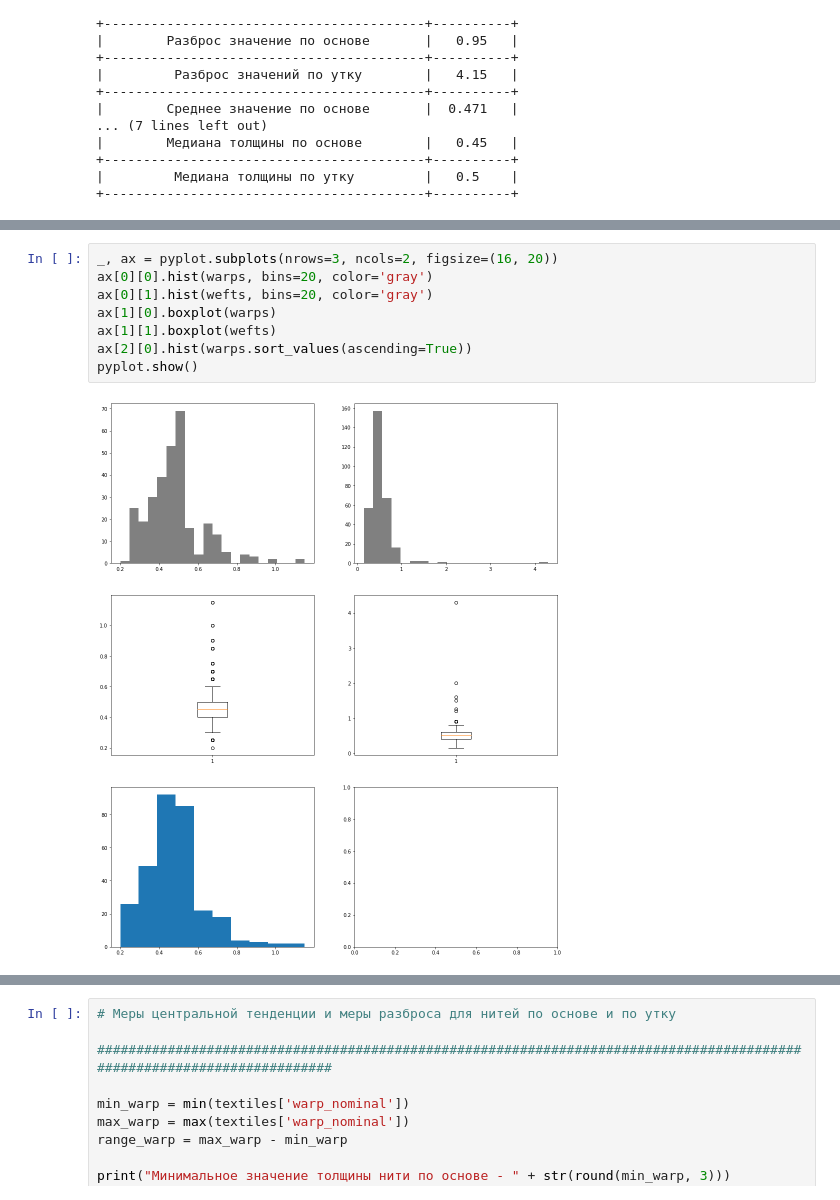
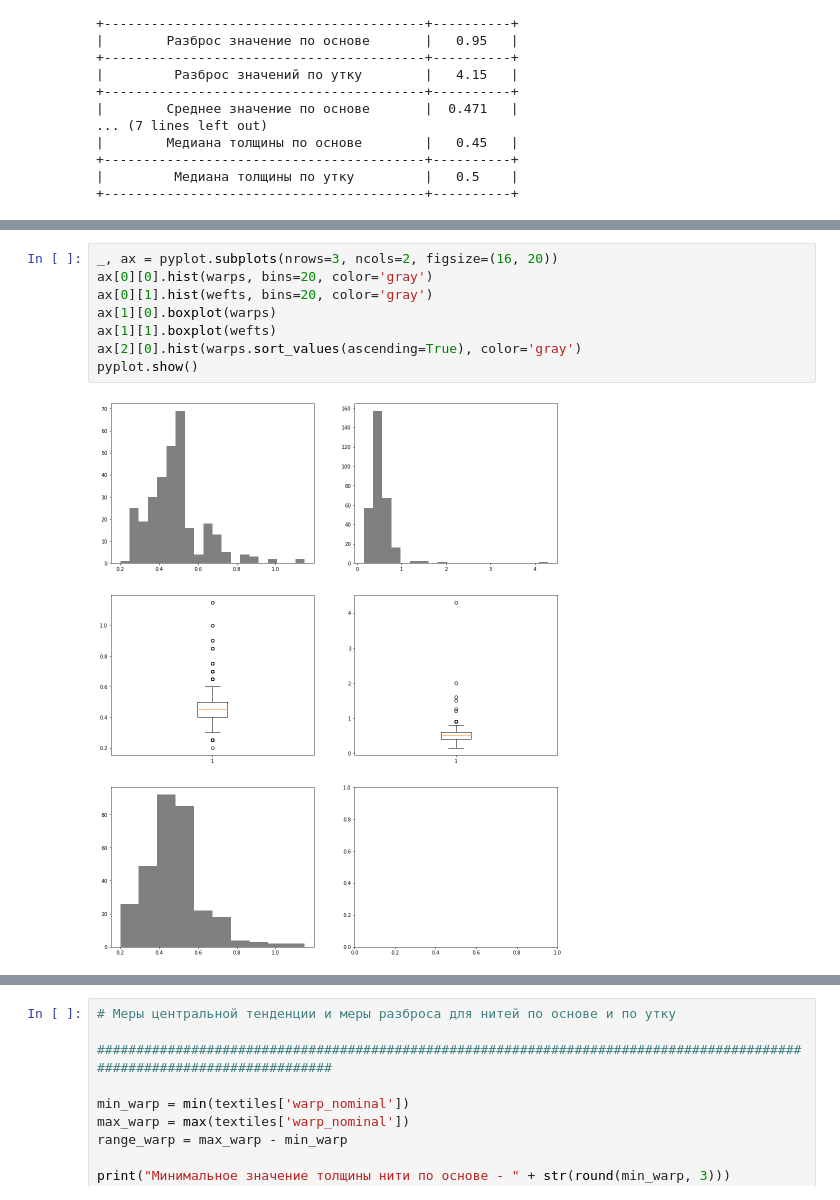
Before and after one commit to streltcov/textile_data, a Jupyter notebook: threads.ipynb, the cells around one changed output, grey strips where cells are left out. Saved outputs shown, nothing was run; the diff lists cells and outputs as text.

```diff
--- a/threads.ipynb
+++ b/threads.ipynb
@@ -65,13 +106,13 @@ print(table)
 # %%
 _, ax = pyplot.subplots(nrows=3, ncols=2, figsize=(16, 20))
 ax[0][0].hist(warps, bins=20, color='gray')
 ax[0][1].hist(wefts, bins=20, color='gray')
 ax[1][0].boxplot(warps)
 ax[1][1].boxplot(wefts)
-ax[2][0].hist(warps.sort_values(ascending=True))
+ax[2][0].hist(warps.sort_values(ascending=True), color='gray')
 pyplot.show()
 # %% [output]
-[figure, old version]
+[figure, new version]
 # %%
 fig = pyplot.figure(figsize=(16, 15))
 grid = pyplot.GridSpec(4, 4, hspace=0.5, wspace=0.2)
```
Also changed, not shown: parts of 9 cells of this notebook.
